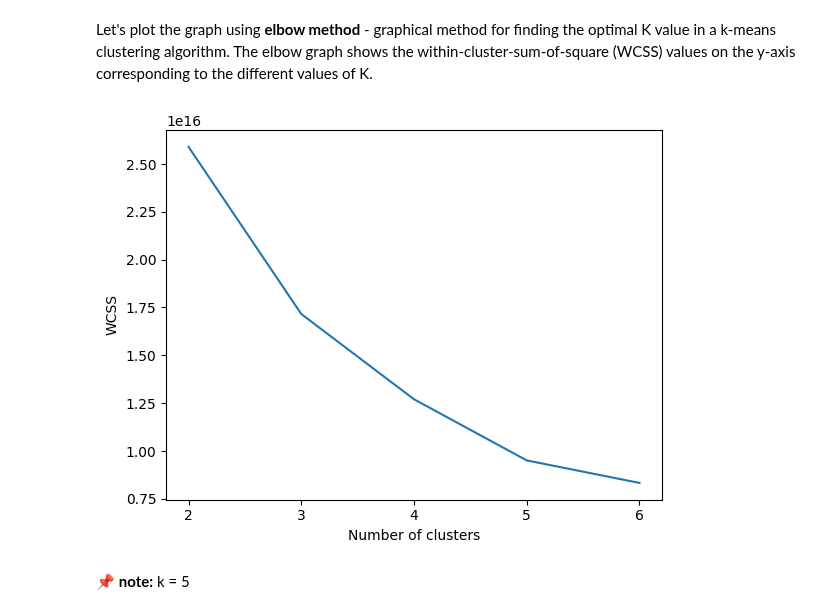
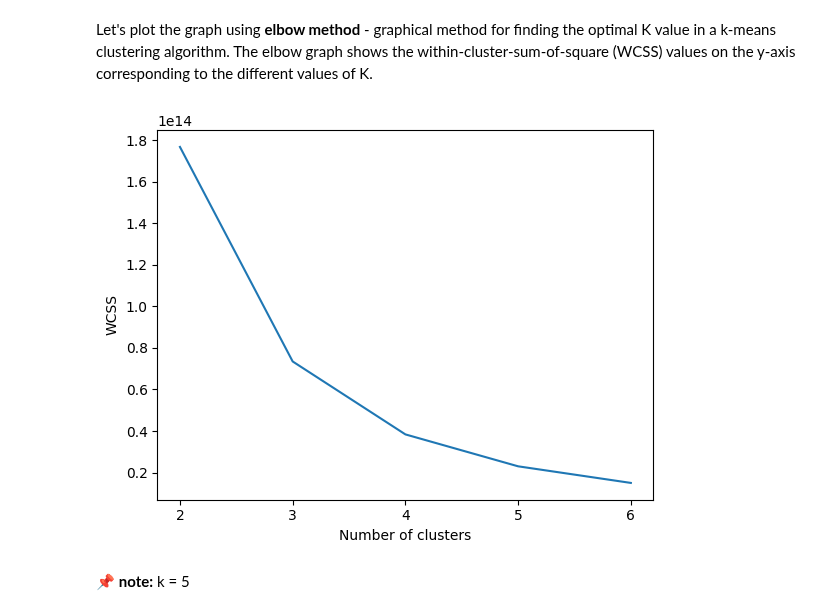
Before and after one commit to Wikusia-s/DM-recomendation-system, a Jupyter notebook: main.ipynb, the cells around one changed output. Drawn from its saved outputs; the diff is of its cells as text; code cells hidden in the pictures.

Commit message:
Final (probably) clustering

```diff
--- a/main.ipynb
+++ b/main.ipynb
@@ -217,0 +208,2 @@ We want to use apriori algorithm and clustering methods to improve our recomenda
+# %%
+movies_kmeans = movies.drop(columns = ['title'])
@@ -463,25 +385,25 @@ Movie recommendations system based on K-means.
 Let's plot the graph using **elbow method** - graphical method for finding the optimal K value in a k-means clustering algorithm. The elbow graph shows the within-cluster-sum-of-square (WCSS) values on the y-axis corresponding to the different values of K.
 # %%
 kmeans = KMeans(n_clusters=5, random_state=42)
-cluster_tabels = kmeans.fit_predict(movie_data_elbow)
+cluster_tabels = kmeans.fit_predict(movies_kmeans)
 
 cluster_tabels
 
 wcss = []
 max_clusters = 6
 
 for num_clusters in range(2, max_clusters+1):
     kmeans = KMeans(n_clusters=num_clusters, random_state=42)
-    kmeans.fit(movie_data_elbow)
+    kmeans.fit(movies_kmeans)
     wcss.append(kmeans.inertia_)
 
 plt.plot(range(2, max_clusters+1), wcss)
 plt.xticks([2,3,4,5,6])
 plt.xlabel("Number of clusters")
 plt.ylabel('WCSS')
 plt.show()
 # %% [output]
-[figure, old version]
+[figure, new version]
 # %% [markdown]
 📌 **note:** k = 5
 # %%
```
Also changed, not shown: parts of 64 cells of this notebook, 1 other file.
